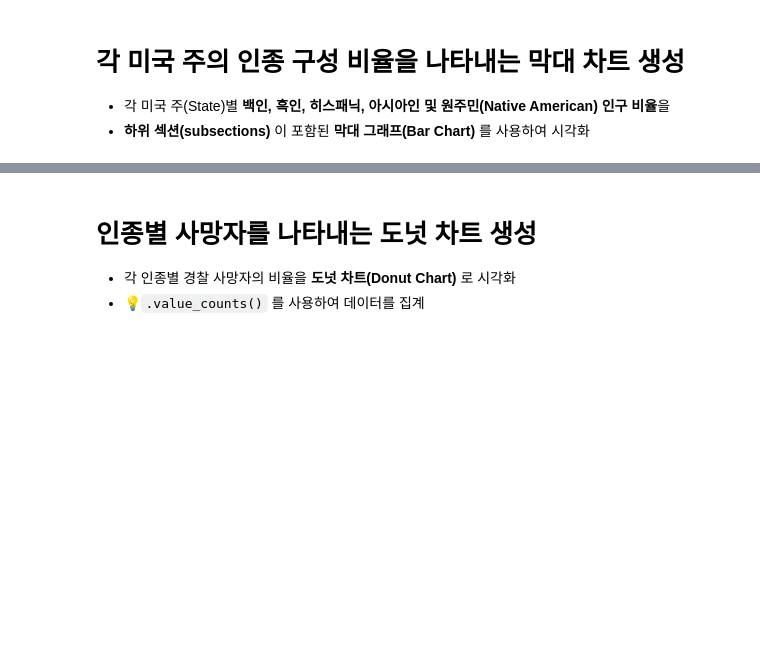
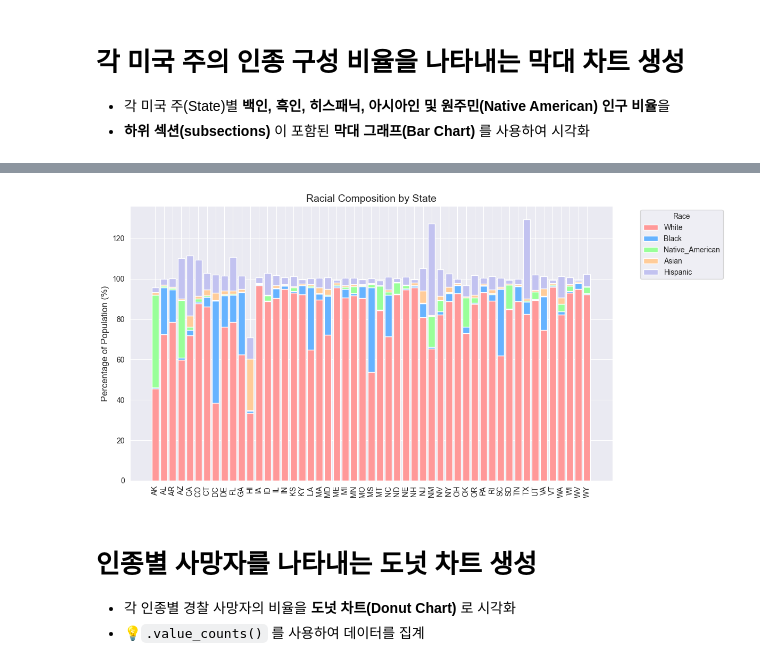
Before and after one commit to JELKOV/Police-Use-of-Force---Data-Analysis, a Jupyter notebook: Fatal_Force_(start).ipynb, the cells around one changed output, grey strips where cells are left out. Saved outputs shown, nothing was run; the diff lists cells and outputs as text; code cells hidden in the pictures; blank space fills up the shorter version.

```diff
--- a/Fatal_Force_(start).ipynb
+++ b/Fatal_Force_(start).ipynb
@@ -481,3 +481,16 @@ plt.show()
 
 - 각 미국 주(State)별 **백인, 흑인, 히스패닉, 아시아인 및 원주민(Native American) 인구 비율**을
 - **하위 섹션(subsections)** 이 포함된 **막대 그래프(Bar Chart)** 를 사용하여 시각화
+# %%
+# 주별 인종 구성 비율 데이터 선택
+race_columns = ["share_white", "share_black", "share_native_american", "share_asian", "share_hispanic"]
+
+# 문자열을 숫자로 변환 (errors='coerce' 사용하여 변환 불가 값은 NaN 처리)
+for col in race_columns:
+    df_share_race_city[col] = pd.to_numeric(df_share_race_city[col], errors="coerce")
+
+# 주별 평균 인종 구성 비율 계산
+df_state_race = df_share_race_city.groupby("Geographic area")[race_columns].mean().reset_index()
+# 변환된 데이터 확인
+print(df_state_race.info())  # 데이터 타입 확인
+print(df_state_race.head())  # 상위 5개 행 확인
@@ -484,3 +515,34 @@ plt.show()
+# %%
+# 색상 팔레트 설정
+colors = ["#ff9999", "#66b3ff", "#99ff99", "#ffcc99", "#c2c2f0"]
+
+# Stacked Bar Chart 생성
+fig, ax = plt.subplots(figsize=(12, 6))  # 그래프 크기 설정
+
+# 누적 막대 그래프 생성
+bottom_values = [0] * len(df_state_race)  # 초기 누적 값 (0으로 설정)
+for idx, race in enumerate(race_columns):
+    ax.bar(df_state_race["Geographic area"], df_state_race[race],
+           bottom=bottom_values, label=race.replace("share_", "").title(),
+           color=colors[idx])
+    bottom_values += df_state_race[race]  # 다음 인종 비율을 누적
+
+# x축 눈금 위치 & 레이블 설정
+ax.set_xticks(range(len(df_state_race)))  # x축 위치 설정
+ax.set_xticklabels(df_state_race["Geographic area"], rotation=90, fontsize=10)  # x축 레이블 설정
+
+# 그래프 제목 및 축 레이블
+ax.set_title("Racial Composition by State", fontsize=14)  # 그래프 제목
+ax.set_ylabel("Percentage of Population (%)", fontsize=12)  # y축 레이블
+
+# 범례 설정
+ax.legend(title="Race", bbox_to_anchor=(1.05, 1), loc='upper left')
+
+# 그래프 출력
+plt.tight_layout()
+plt.show()
+# %% [output]
+[figure, added]
 # %% [markdown]
 # 인종별 사망자를 나타내는 도넛 차트 생성
 
```
Also changed, not shown: parts of 1 cell of this notebook.
